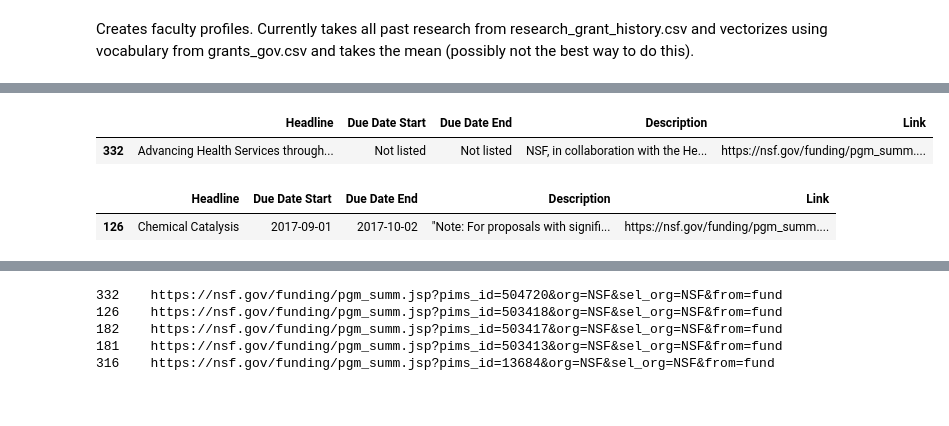
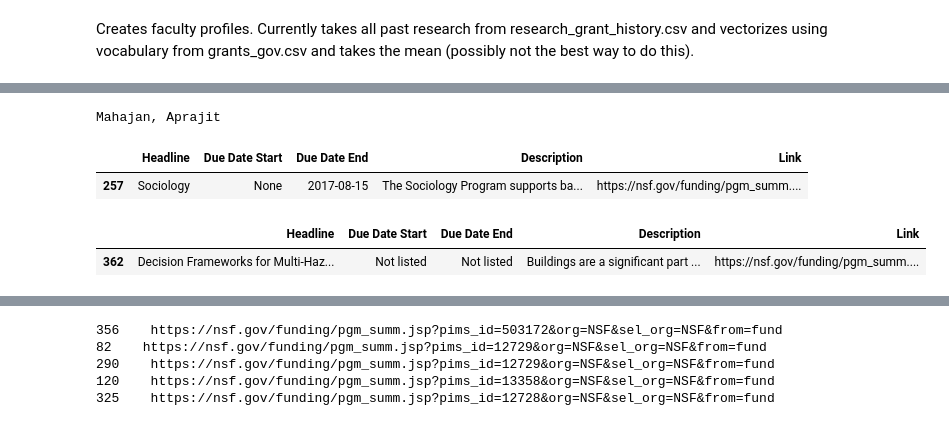
Before and after one commit to jsonchin/BIDS, a Jupyter notebook: modeling/recommender.ipynb, the cells around one changed output, grey strips where cells are left out. Cells and saved outputs as stored; diff of their text form; code cells hidden in the pictures.

```diff
--- a/modeling/recommender.ipynb
+++ b/modeling/recommender.ipynb
@@ -132,7 +136,8 @@ print(grants_matrix[0][0].shape)
 # %%
+#faculty_to_grants = defaultdict(list)
 top_matches = {}
-for i in range(10):
-    faculty = faculty_list[i]
+test_faculty = random.sample(faculty_list, 10)
+for faculty in test_faculty:
     profile = faculty_profiles[faculty]
     matches = []
     for j in range(grants_matrix.shape[0]):
@@ -149,7 +154,9 @@ for faculty in top_matches:
     for index in top_matches[faculty]:
         matches[faculty].append(grants_df[index:index+1])
 # %%
-# Grant matches for Colford Jr, John M from grants_gov
-for match in matches['Colford Jr, John M']:
+# Grant matches for first faculty in top_matches from grants_gov
+faculty = list(matches.keys())[0]
+print(faculty)
+for match in matches[faculty]:
     display(match)
 # %% [output]
@@ -166,7 +176,7 @@ for match in matches['Colford Jr, John M']:
 # %%
 nsf_top_matches = {}
-for i in range(10):
-    faculty = faculty_list[i]
+nsf_test_faculty = random.sample(faculty_list, 10)
+for faculty in nsf_test_faculty:
     profile = faculty_profiles[faculty]
     matches = []
     for j in range(nsf_matrix.shape[0]):
@@ -179,12 +189,15 @@ for faculty in nsf_top_matches:
     for index in nsf_top_matches[faculty]:
         nsf_matches[faculty].append(nsf_grants_df[index:index+1])
 # %%
-# Grant matches for Colford Jr, John M from NSF grants
-for match in nsf_matches['Colford Jr, John M']:
+# Grant matches for first faculty in nsf_top_matches for NSF grants
+faculty_nsf = list(nsf_matches.keys())[0]
+print(faculty)
+for match in nsf_matches[faculty_nsf]:
     display(match)
 # %% [output]
+Mahajan, Aprajit
 |  | Headline | Due Date Start | Due Date End | Description | Link |
-| 332 | Advancing Health Services through... | Not listed | Not listed | NSF, in collaboration with the He... | https://nsf.gov/funding/pgm_summ.... |
+| 257 | Sociology | None | 2017-08-15 | The Sociology Program supports ba... | https://nsf.gov/funding/pgm_summ.... |
 |  | Headline | Due Date Start | Due Date End | Description | Link |
-| 126 | Chemical Catalysis | 2017-09-01 | 2017-10-02 | "Note: For proposals with signifi... | https://nsf.gov/funding/pgm_summ.... |
+| 362 | Decision Frameworks for Multi-Haz... | Not listed | Not listed | Buildings are a significant part ... | https://nsf.gov/funding/pgm_summ.... |
 |  | Headline | Due Date Start | Due Date End | Description | Link |
@@ -196,11 +209,11 @@ for match in nsf_matches['Colford Jr, John M']:
 # %%
 # Links to the matches
 pd.options.display.max_colwidth = 100
-for match in nsf_matches['Colford Jr, John M']:
+for match in nsf_matches[faculty]:
     print(match['Link'].to_string())
 # %% [output]
-332    https://nsf.gov/funding/pgm_summ.jsp?pims_id=504720&org=NSF&sel_org=NSF&from=fund
-126    https://nsf.gov/funding/pgm_summ.jsp?pims_id=503418&org=NSF&sel_org=NSF&from=fund
-182    https://nsf.gov/funding/pgm_summ.jsp?pims_id=503417&org=NSF&sel_org=NSF&from=fund
-181    https://nsf.gov/funding/pgm_summ.jsp?pims_id=503413&org=NSF&sel_org=NSF&from=fund
-316    https://nsf.gov/funding/pgm_summ.jsp?pims_id=13684&org=NSF&sel_org=NSF&from=fund
+356    https://nsf.gov/funding/pgm_summ.jsp?pims_id=503172&org=NSF&sel_org=NSF&from=fund
+82    https://nsf.gov/funding/pgm_summ.jsp?pims_id=12729&org=NSF&sel_org=NSF&from=fund
+290    https://nsf.gov/funding/pgm_summ.jsp?pims_id=12729&org=NSF&sel_org=NSF&from=fund
+120    https://nsf.gov/funding/pgm_summ.jsp?pims_id=13358&org=NSF&sel_org=NSF&from=fund
+325    https://nsf.gov/funding/pgm_summ.jsp?pims_id=12728&org=NSF&sel_org=NSF&from=fund
```
Also changed, not shown: parts of 11 cells of this notebook.
